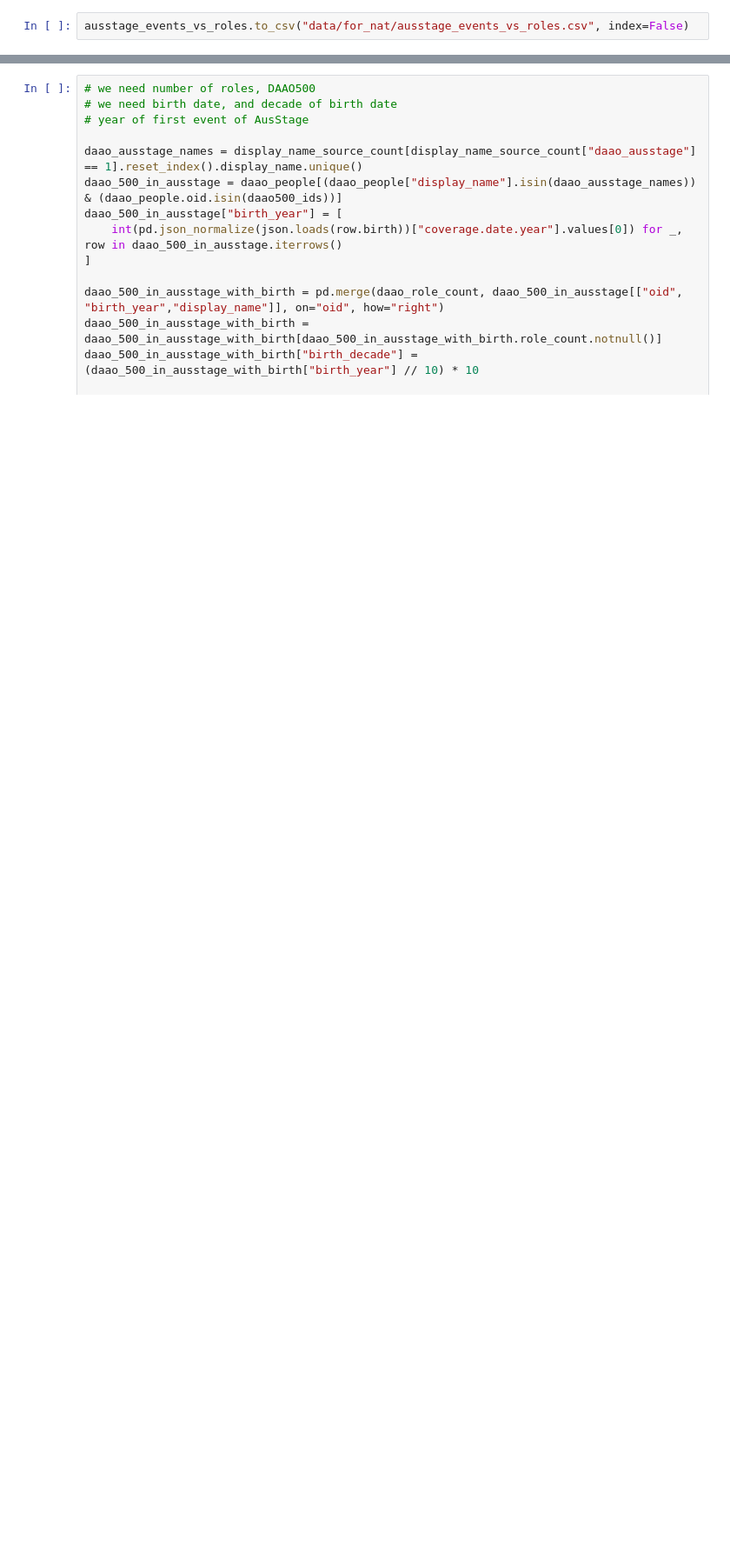
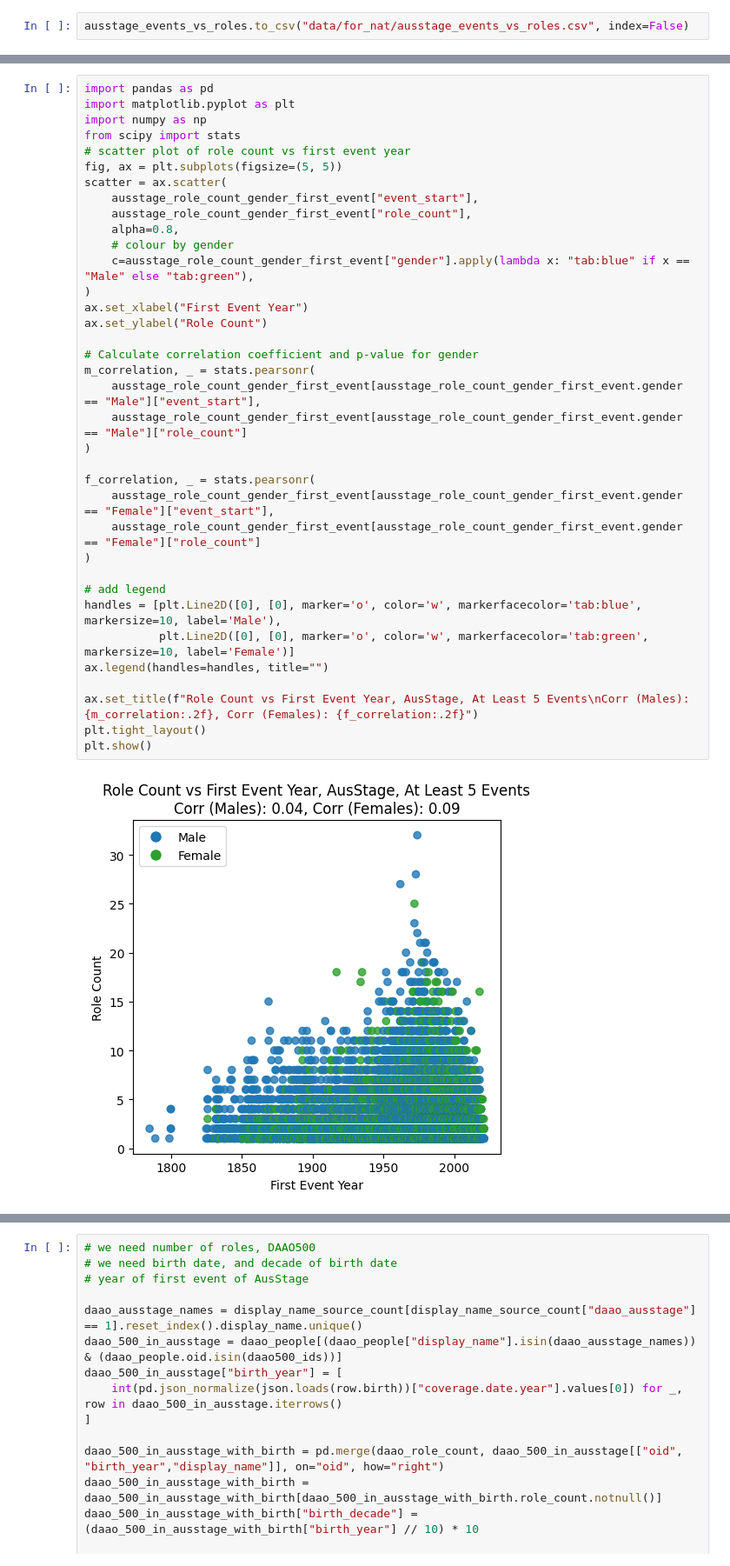
Before and after one commit to justinadrmun/st-acde, a Jupyter notebook: nat_stats.ipynb, the cells around one changed output, grey strips where cells are left out. Shown at 87% size. Cells and saved outputs as stored; diff of their text form; blank space fills up the shorter version.

```diff
--- a/nat_stats.ipynb
+++ b/nat_stats.ipynb
@@ -1061,0 +1101,38 @@ First event from AusStage meaning the year of the first event in which each indi
+# %%
+import pandas as pd
+import matplotlib.pyplot as plt
+import numpy as np
+from scipy import stats
+# scatter plot of role count vs first event year
+fig, ax = plt.subplots(figsize=(5, 5))
+scatter = ax.scatter(
+    ausstage_role_count_gender_first_event["event_start"],
+    ausstage_role_count_gender_first_event["role_count"],
+    alpha=0.8,
+    # colour by gender
+    c=ausstage_role_count_gender_first_event["gender"].apply(lambda x: "tab:blue" if x == "Male" else "tab:green"),
+)
+ax.set_xlabel("First Event Year")
+ax.set_ylabel("Role Count")
+
+# Calculate correlation coefficient and p-value for gender
+m_correlation, _ = stats.pearsonr(
+    ausstage_role_count_gender_first_event[ausstage_role_count_gender_first_event.gender == "Male"]["event_start"],
+    ausstage_role_count_gender_first_event[ausstage_role_count_gender_first_event.gender == "Male"]["role_count"]
+)
+
+f_correlation, _ = stats.pearsonr(
+    ausstage_role_count_gender_first_event[ausstage_role_count_gender_first_event.gender == "Female"]["event_start"],
+    ausstage_role_count_gender_first_event[ausstage_role_count_gender_first_event.gender == "Female"]["role_count"]
+)
+
+# add legend
+handles = [plt.Line2D([0], [0], marker='o', color='w', markerfacecolor='tab:blue', markersize=10, label='Male'),
+           plt.Line2D([0], [0], marker='o', color='w', markerfacecolor='tab:green', markersize=10, label='Female')]
+ax.legend(handles=handles, title="")
+
+ax.set_title(f"Role Count vs First Event Year, AusStage, At Least 5 Events\nCorr (Males): {m_correlation:.2f}, Corr (Females): {f_correlation:.2f}")
+plt.tight_layout()
+plt.show()
+# %% [output]
+[figure, added]
```
Also changed, not shown: parts of 22 cells of this notebook.
